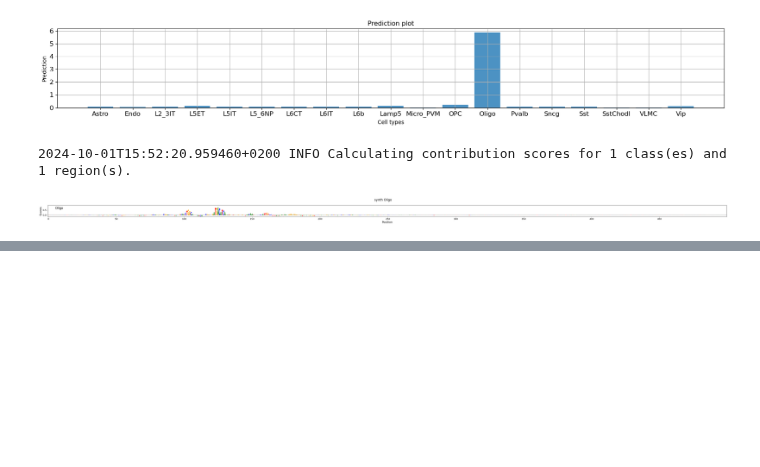
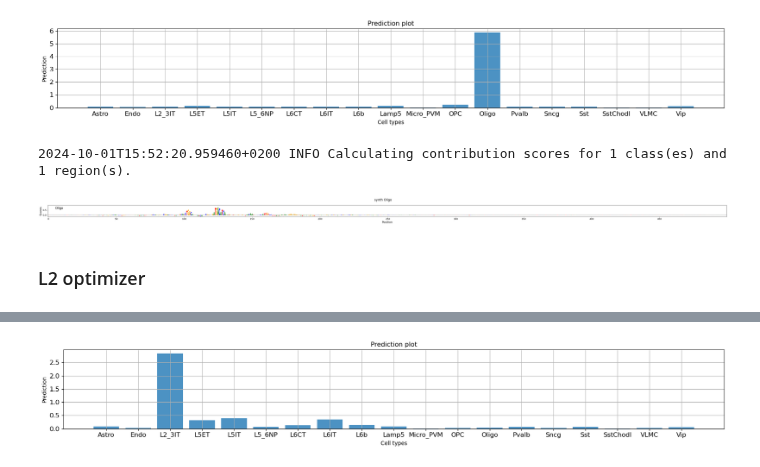
Before and after one commit to aertslab/CREsted, a Jupyter notebook: docs/tutorials/model_training_and_eval.ipynb, the cells around one changed output, grey strips where cells are left out. Drawn from its saved outputs; the diff is of its cells as text; code cells hidden in the pictures; blank space fills up the shorter version.

```diff
--- a/docs/tutorials/model_training_and_eval.ipynb
+++ b/docs/tutorials/model_training_and_eval.ipynb
@@ -685,3 +708,5 @@ crested.pl.patterns.contribution_scores(
 )
 # %% [output]
 [figure]
+# %% [markdown]
+### L2 optimizer
@@ -687,0 +758,5 @@ crested.pl.patterns.contribution_scores(
+# %%
+idx=1
+prediction = evaluator.predict_sequence(designed_sequences[idx])
+prediction_bar(prediction, classes=list(adata.obs_names))
+# %% [output]
@@ -687,0 +764 @@ crested.pl.patterns.contribution_scores(
+[figure, added]
```
Also changed, not shown: parts of 11 cells of this notebook, 4 other files.
